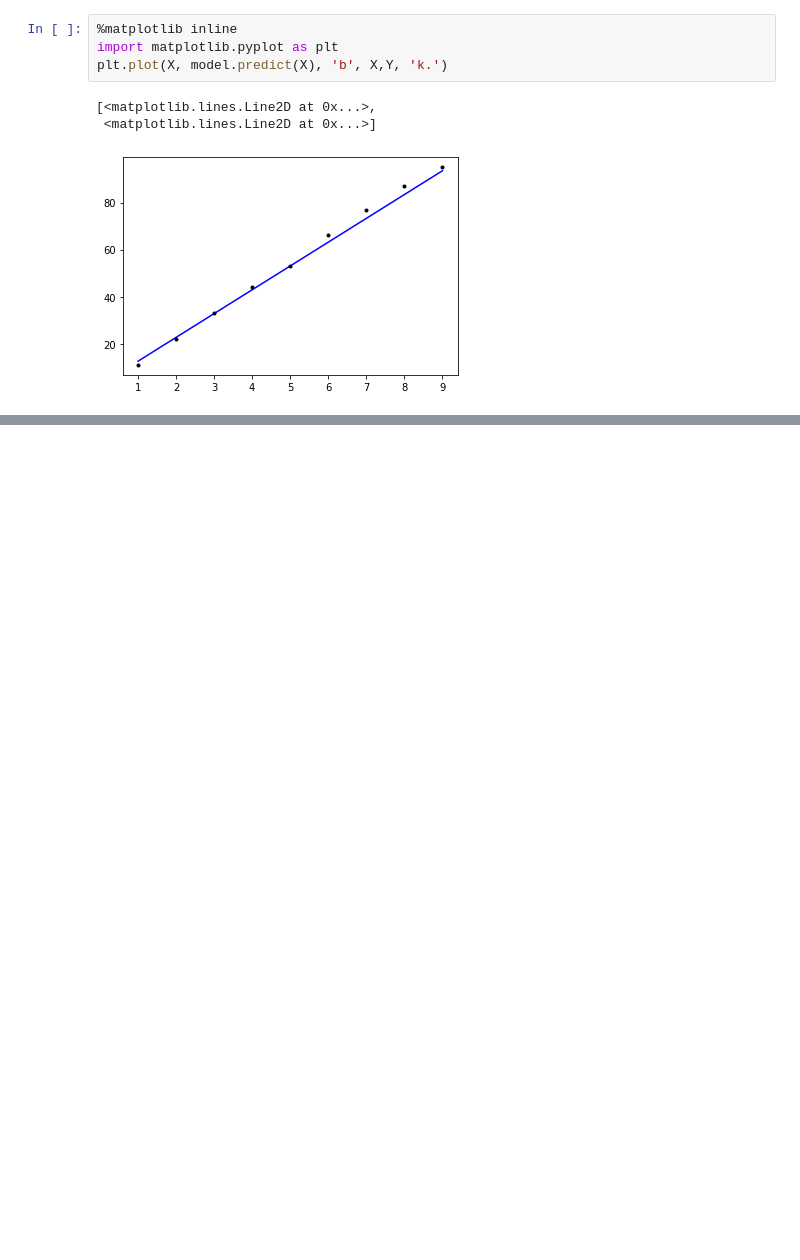
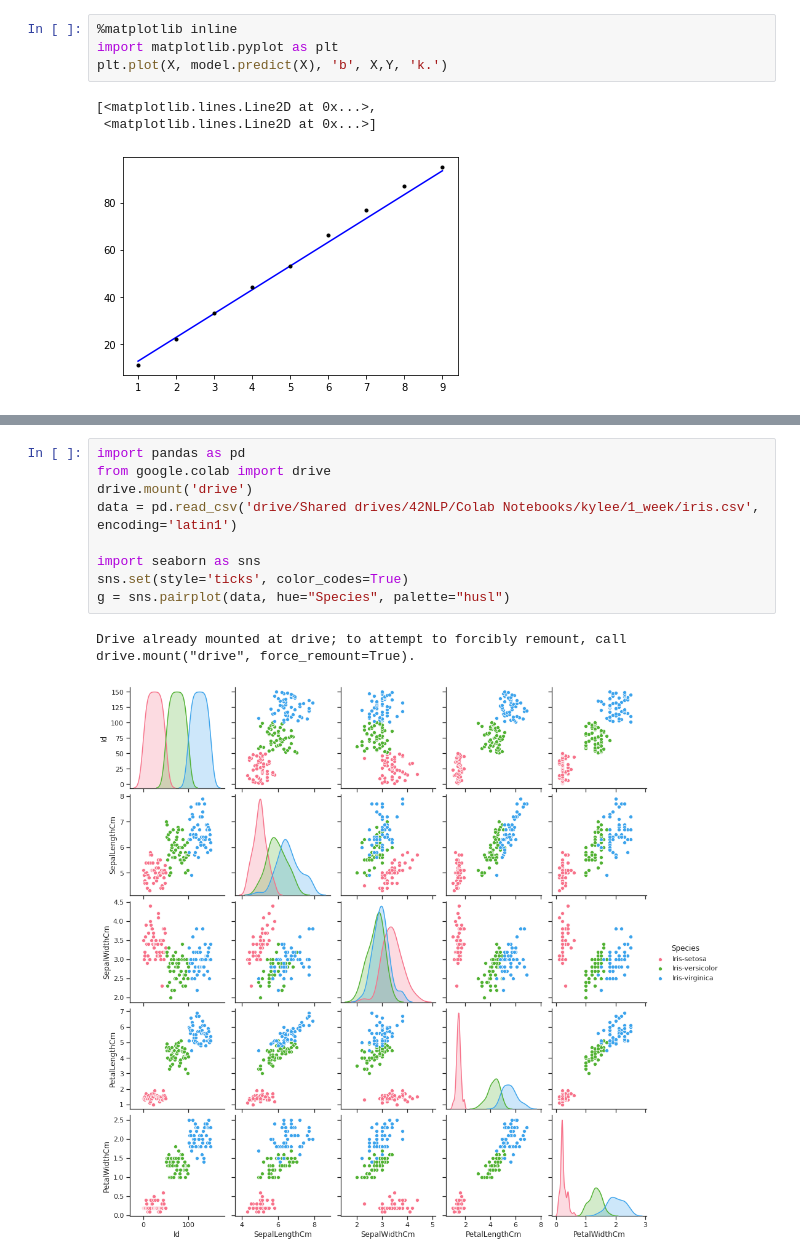
Before and after one commit to KyungKyuLee/NLP, a Jupyter notebook: Language_Preprocessing.ipynb, the cells around one changed output, grey strips where cells are left out. Drawn from its saved outputs; the diff is of its cells as text; blank space fills up the shorter version.

```diff
--- a/Language_Preprocessing.ipynb
+++ b/Language_Preprocessing.ipynb
@@ -1072,0 +1148,12 @@ plt.plot(X, model.predict(X), 'b', X,Y, 'k.')
+# %%
+import pandas as pd
+from google.colab import drive
+drive.mount('drive')
+data = pd.read_csv('drive/Shared drives/42NLP/Colab Notebooks/kylee/1_week/iris.csv', encoding='latin1')
+
+import seaborn as sns
+sns.set(style='ticks', color_codes=True)
+g = sns.pairplot(data, hue="Species", palette="husl")
+# %% [output]
+Drive already mounted at drive; to attempt to forcibly remount, call drive.mount("drive", force_remount=True).
+[figure, added]
```
Also changed, not shown: parts of 8 cells of this notebook.
